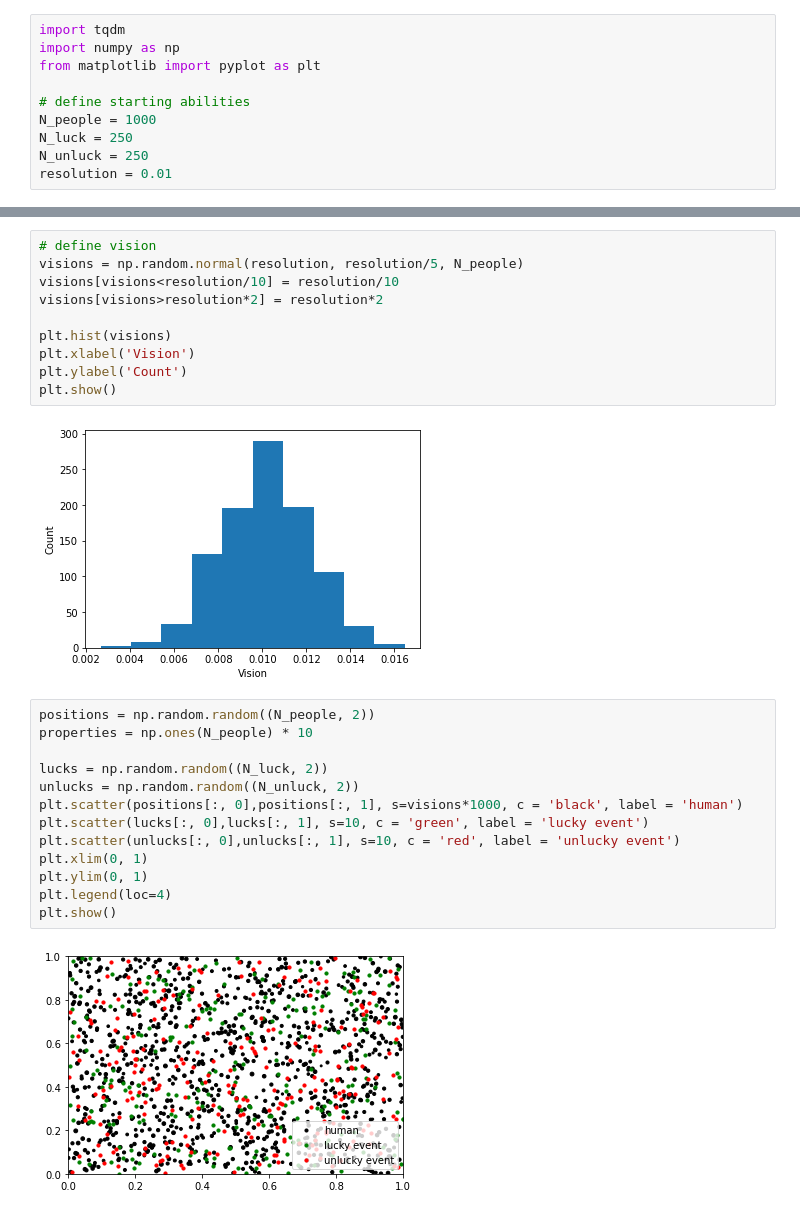
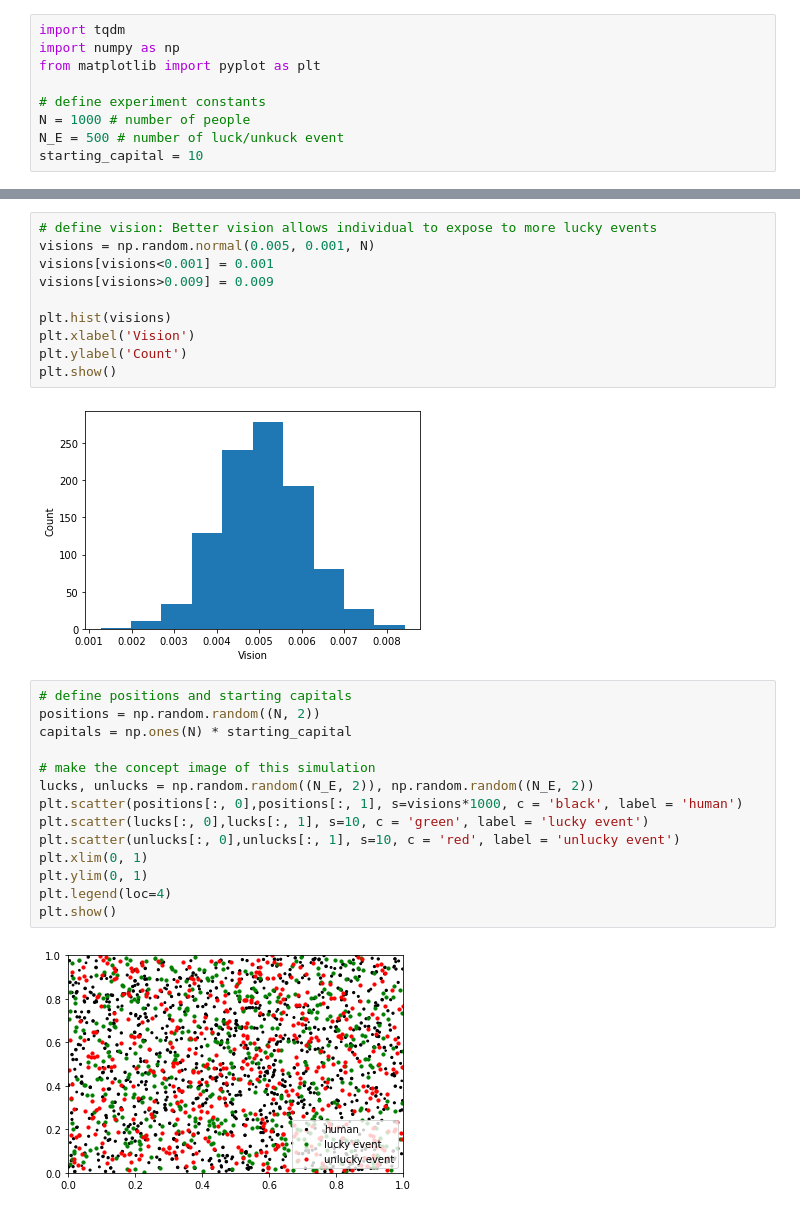
Before and after one commit to shuan4638/Luck-talent-or-vision, a Jupyter notebook: experiments.ipynb, the cells around one changed output, grey strips where cells are left out. Saved outputs shown, nothing was run; the diff lists cells and outputs as text.

```diff
--- a/experiments.ipynb
+++ b/experiments.ipynb
@@ -5,9 +10,8 @@ import tqdm
 import numpy as np
 from matplotlib import pyplot as plt
 
-# define starting abilities
-N_people = 1000
-N_luck = 250
-N_unluck = 250
-resolution = 0.01
+# define experiment constants
+N = 1000 # number of people
+N_E = 500 # number of luck/unkuck event
+starting_capital = 10
 # %%
@@ -23,28 +40,29 @@ plt.show()
 # %%
-# define vision
-visions = np.random.normal(resolution, resolution/5, N_people)
-visions[visions<resolution/10] = resolution/10
-visions[visions>resolution*2] = resolution*2
+# define vision: Better vision allows individual to expose to more lucky events
+visions = np.random.normal(0.005, 0.001, N)
+visions[visions<0.001] = 0.001
+visions[visions>0.009] = 0.009
 
 plt.hist(visions)
 plt.xlabel('Vision')
 plt.ylabel('Count')
 plt.show()
 # %% [output]
-[figure, old version]
+[figure, new version]
 # %%
-positions = np.random.random((N_people, 2))
-properties = np.ones(N_people) * 10
+# define positions and starting capitals
+positions = np.random.random((N, 2))
+capitals = np.ones(N) * starting_capital
 
-lucks = np.random.random((N_luck, 2))
-unlucks = np.random.random((N_unluck, 2))
+# make the concept image of this simulation
+lucks, unlucks = np.random.random((N_E, 2)), np.random.random((N_E, 2))
 plt.scatter(positions[:, 0],positions[:, 1], s=visions*1000, c = 'black', label = 'human')
 plt.scatter(lucks[:, 0],lucks[:, 1], s=10, c = 'green', label = 'lucky event')
 plt.scatter(unlucks[:, 0],unlucks[:, 1], s=10, c = 'red', label = 'unlucky event')
 plt.xlim(0, 1)
 plt.ylim(0, 1)
 plt.legend(loc=4)
 plt.show()
 # %% [output]
-[figure, old version]
+[figure, new version]
 # %% [markdown]
```
Also changed, not shown: parts of 10 cells of this notebook.
